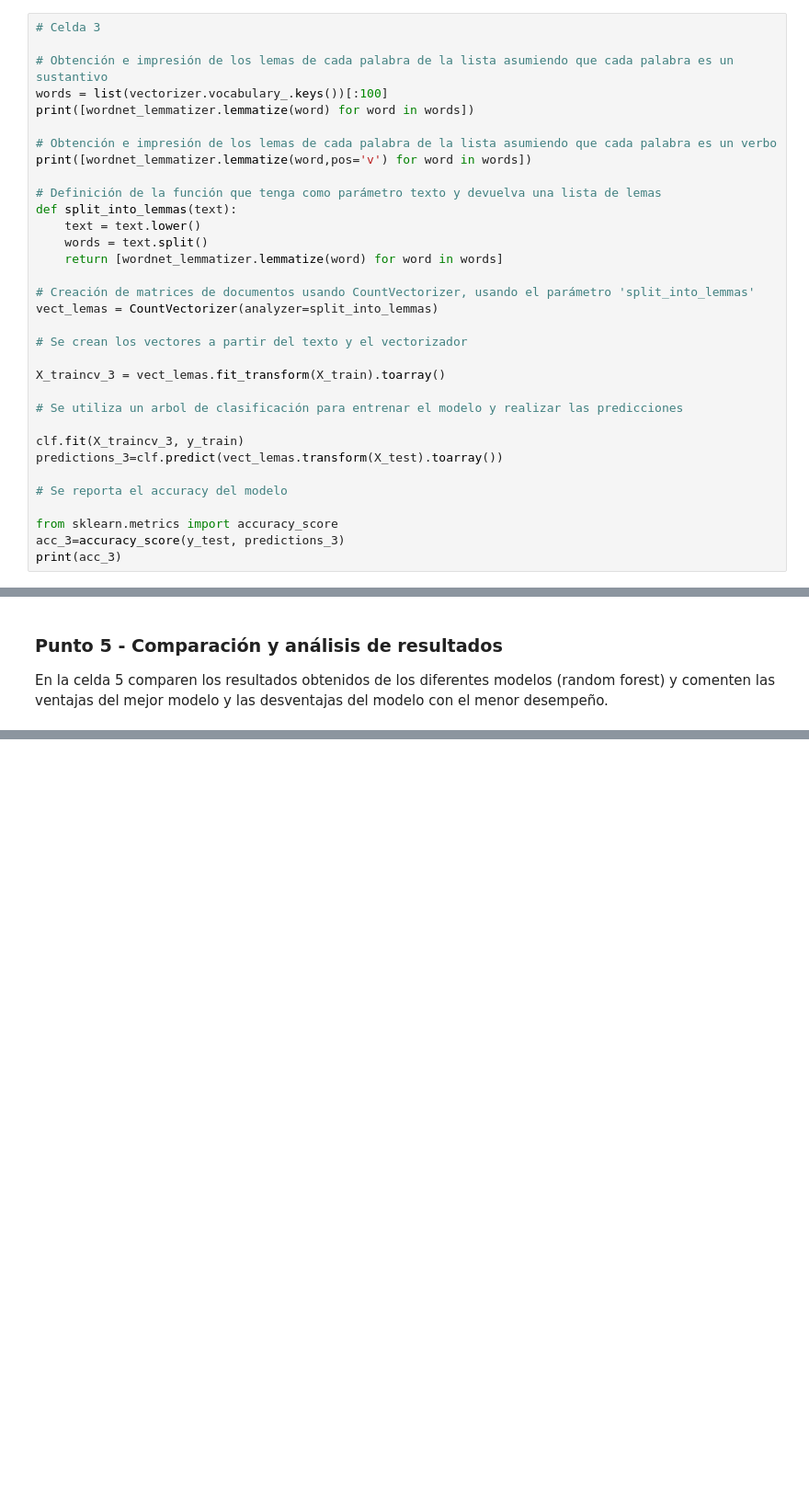
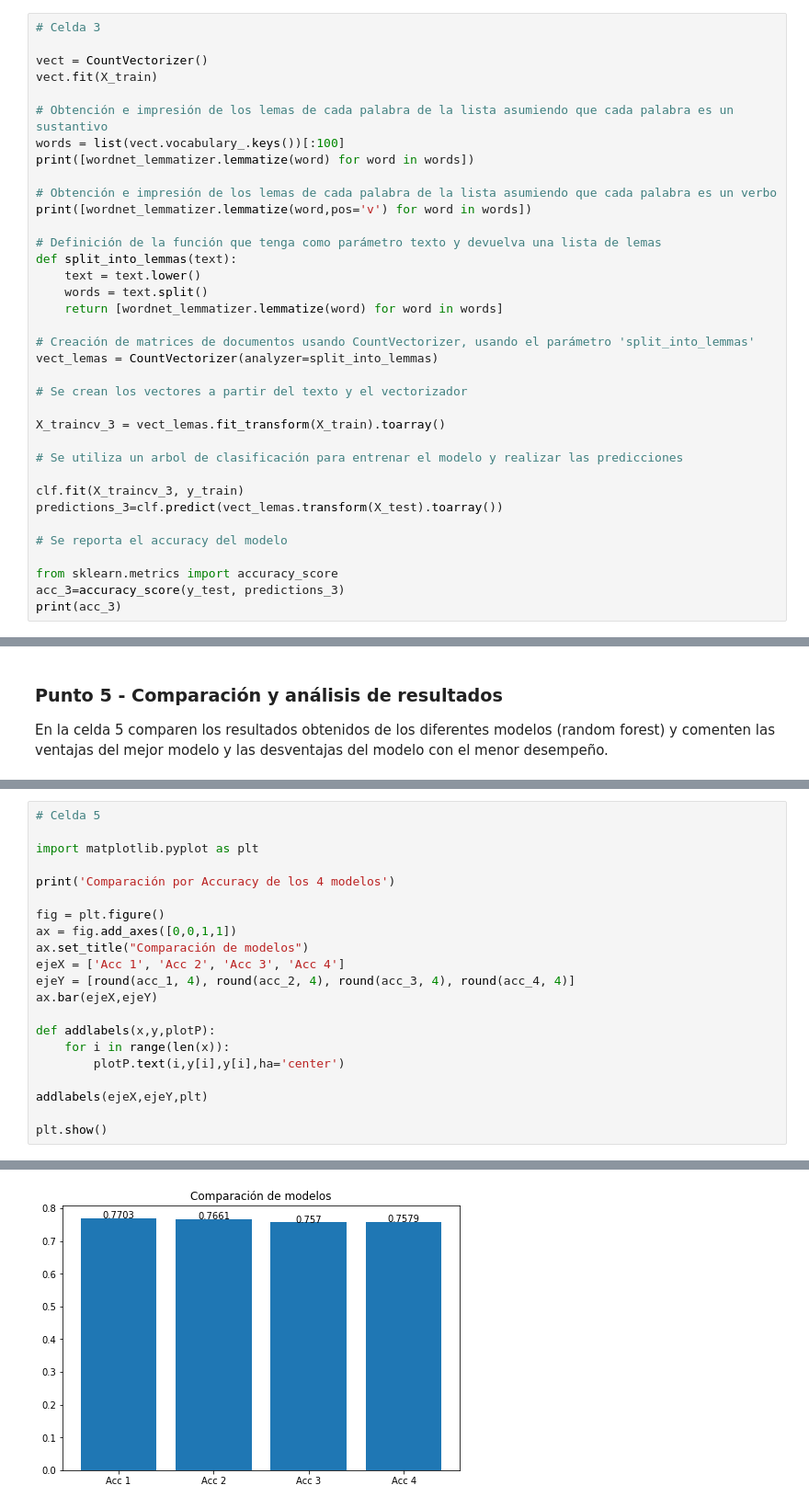
Before and after one commit to dsmunoz34/ML_NLP, a Jupyter notebook: Semana 5/S5TC1_Analisis_Sentimientos.ipynb, the cells around one changed output, grey strips where cells are left out. Shown at 92% size. Drawn from its saved outputs; the diff is of its cells as text; blank space fills up the shorter version.

```diff
--- a/Semana 5/S5TC1_Analisis_Sentimientos.ipynb
+++ b/Semana 5/S5TC1_Analisis_Sentimientos.ipynb
@@ -165,8 +163,11 @@ Recuerden que el preprocesamiento que se haga sobre los datos de entrenamiento
 # %%
 # Celda 3
 
+vect = CountVectorizer()
+vect.fit(X_train)
+
 # Obtención e impresión de los lemas de cada palabra de la lista asumiendo que cada palabra es un sustantivo
-words = list(vectorizer.vocabulary_.keys())[:100]
+words = list(vect.vocabulary_.keys())[:100]
 print([wordnet_lemmatizer.lemmatize(word) for word in words])
 
 # Obtención e impresión de los lemas de cada palabra de la lista asumiendo que cada palabra es un verbo
@@ -234,0 +234,22 @@ En la celda 5 comparen los resultados obtenidos de los diferentes modelos (rando
+# %%
+# Celda 5
+
+import matplotlib.pyplot as plt
+
+print('Comparación por Accuracy de los 4 modelos')
+
+fig = plt.figure()
+ax = fig.add_axes([0,0,1,1])
+ax.set_title("Comparación de modelos")
+ejeX = ['Acc 1', 'Acc 2', 'Acc 3', 'Acc 4']
+ejeY = [round(acc_1, 4), round(acc_2, 4), round(acc_3, 4), round(acc_4, 4)]
+ax.bar(ejeX,ejeY)
+
+def addlabels(x,y,plotP):
+    for i in range(len(x)):
+        plotP.text(i,y[i],y[i],ha='center')
+
+addlabels(ejeX,ejeY,plt)
+
+plt.show()
+# %% [output]
@@ -234,0 +257 @@ En la celda 5 comparen los resultados obtenidos de los diferentes modelos (rando
+[figure, added]
```
Also changed, not shown: parts of 6 cells of this notebook.
